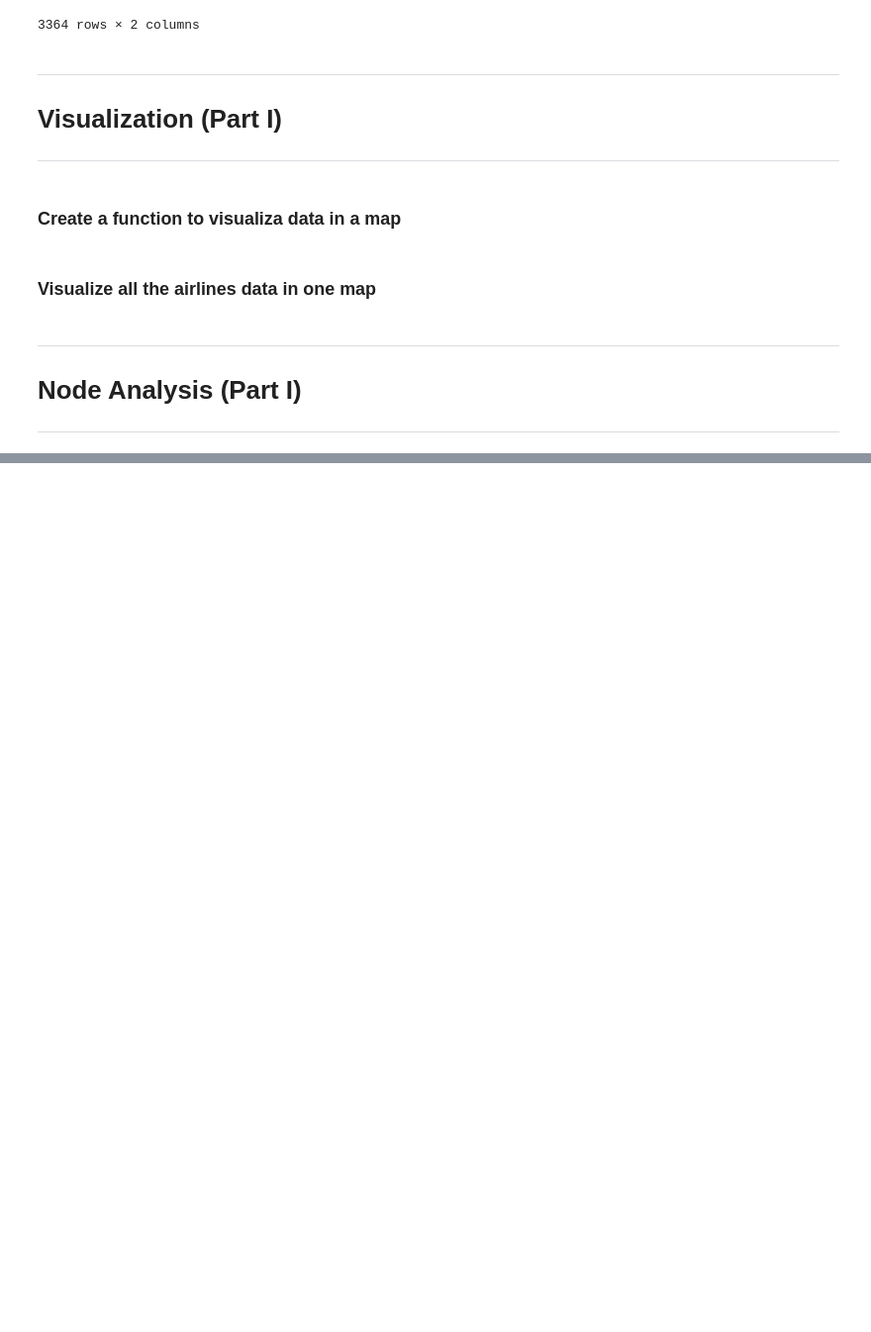
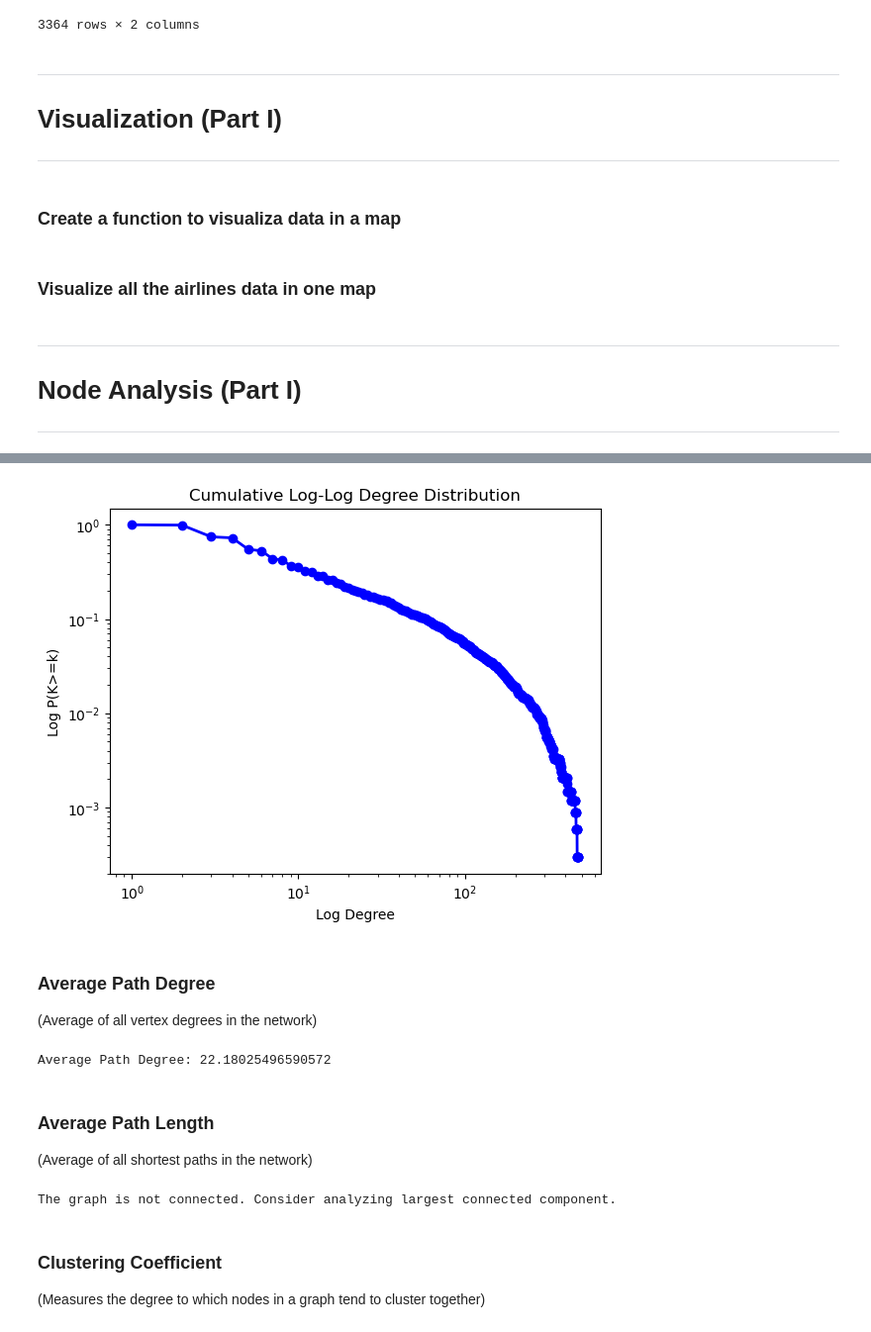
Before and after one commit to Vicente-Lorenzo/NetworkScience, a Jupyter notebook: project/research.ipynb, the cells around one changed output, grey strips where cells are left out. Shown at 99% size. Drawn from its saved outputs; the diff is of its cells as text; code cells hidden in the pictures; blank space fills up the shorter version.

```diff
--- a/project/research.ipynb
+++ b/project/research.ipynb
@@ -166,0 +223,32 @@ for _, row in data.iterrows():
+# %%
+hist, bin_edges = np.histogram(degree_sequence, bins=np.arange(1, np.max(degree_sequence)+2), density=True)
+cumulative_dist = np.cumsum(hist[::-1])[::-1]
+plt.loglog(bin_edges[:-1], cumulative_dist, 'bo-', linewidth=2)
+plt.title("Cumulative Log-Log Degree Distribution")
+plt.xlabel("Log Degree")
+plt.ylabel("Log P(K>=k)")
+plt.show()
+# %% [output]
+[figure, added]
+# %% [markdown]
+### Average Path Degree
+(Average of all vertex degrees in the network)
+# %%
+avg_degree = sum(degree_sequence) / len(degree_sequence)
+print(f"Average Path Degree: {avg_degree}")
+# %% [output]
+Average Path Degree: 22.18025496590572
+# %% [markdown]
+### Average Path Length
+(Average of all shortest paths in the network)
+# %%
+if nx.is_weakly_connected(G):
+    avg_path_length = nx.average_shortest_path_length(G)
+    print(f"Average Path Length: {avg_path_length}")
+else:
+    print("The graph is not connected. Consider analyzing largest connected component.")
+# %% [output]
+The graph is not connected. Consider analyzing largest connected component.
+# %% [markdown]
+### Clustering Coefficient
+(Measures the degree to which nodes in a graph tend to cluster together)
```
Also changed, not shown: parts of 15 cells of this notebook, 1 other file.
